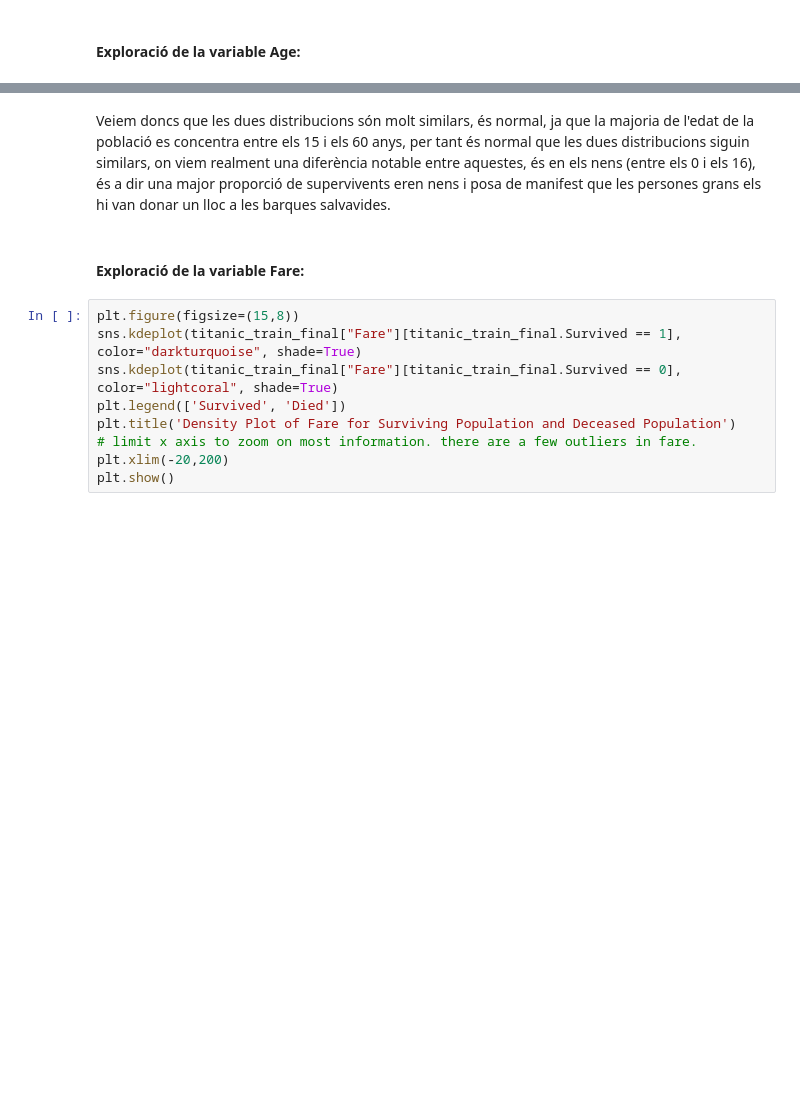
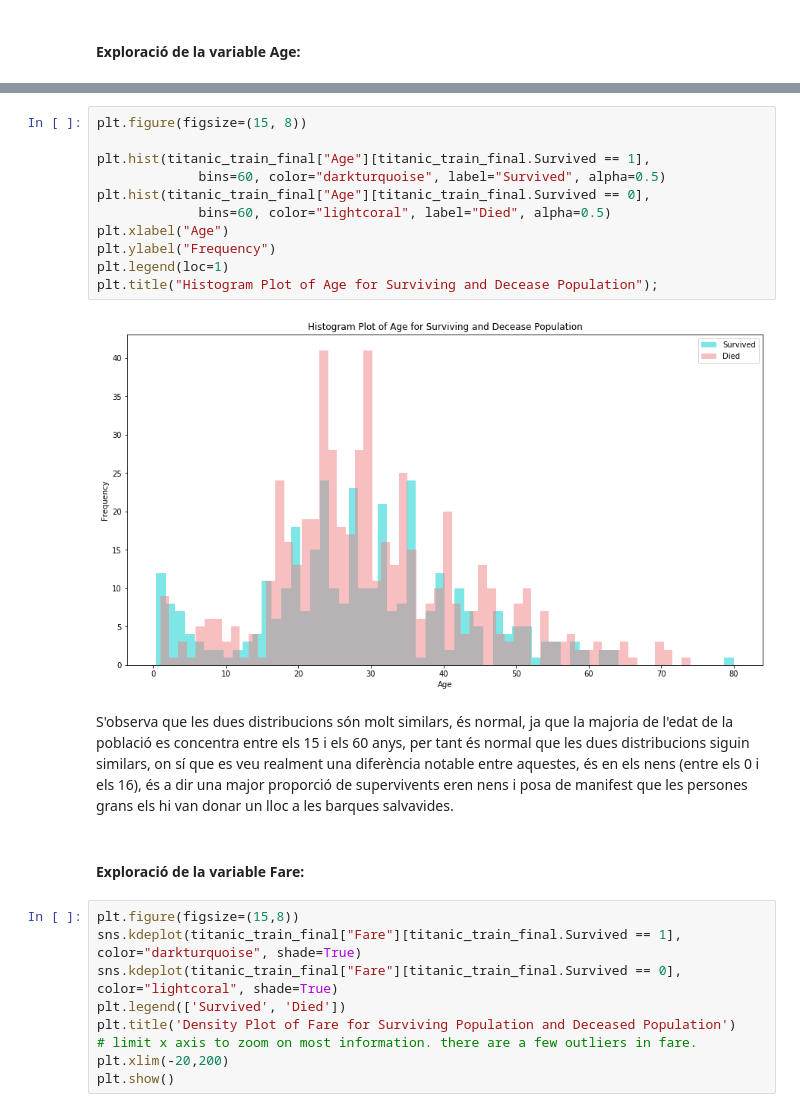
Before and after one commit to Ilergeta/titanic-uoc, a Jupyter notebook: notebook/Practica2_Titanic.ipynb, the cells around one changed output, grey strips where cells are left out. Drawn from its saved outputs; the diff is of its cells as text; blank space fills up the shorter version.

```diff
--- a/notebook/Practica2_Titanic.ipynb
+++ b/notebook/Practica2_Titanic.ipynb
@@ -392,5 +390,18 @@ plt.show()
+# %%
+plt.figure(figsize=(15, 8))
+
+plt.hist(titanic_train_final["Age"][titanic_train_final.Survived == 1],
+             bins=60, color="darkturquoise", label="Survived", alpha=0.5)
+plt.hist(titanic_train_final["Age"][titanic_train_final.Survived == 0],
+             bins=60, color="lightcoral", label="Died", alpha=0.5)
+plt.xlabel("Age")
+plt.ylabel("Frequency")
+plt.legend(loc=1)
+plt.title("Histogram Plot of Age for Surviving and Decease Population");
+# %% [output]
+[figure, added]
 # %% [markdown]
-Veiem doncs que les dues distribucions són molt similars, és normal, ja que la majoria de l'edat de la població es concentra entre els 15 i els 60 anys, per tant és normal que les dues distribucions siguin similars, on viem realment una diferència notable entre aquestes, és en els nens (entre els 0 i els 16), és a dir una major proporció de supervivents eren nens i posa de manifest que les persones grans els hi van donar un lloc a les barques salvavides.
+S'observa que les dues distribucions són molt similars, és normal, ja que la majoria de l'edat de la població es concentra entre els 15 i els 60 anys, per tant és normal que les dues distribucions siguin similars, on sí que es veu realment una diferència notable entre aquestes, és en els nens (entre els 0 i els 16), és a dir una major proporció de supervivents eren nens i posa de manifest que les persones grans els hi van donar un lloc a les barques salvavides.
 # %% [markdown]
 #### Exploració de la variable Fare:
 # %%
```
Also changed, not shown: parts of 30 cells of this notebook.
